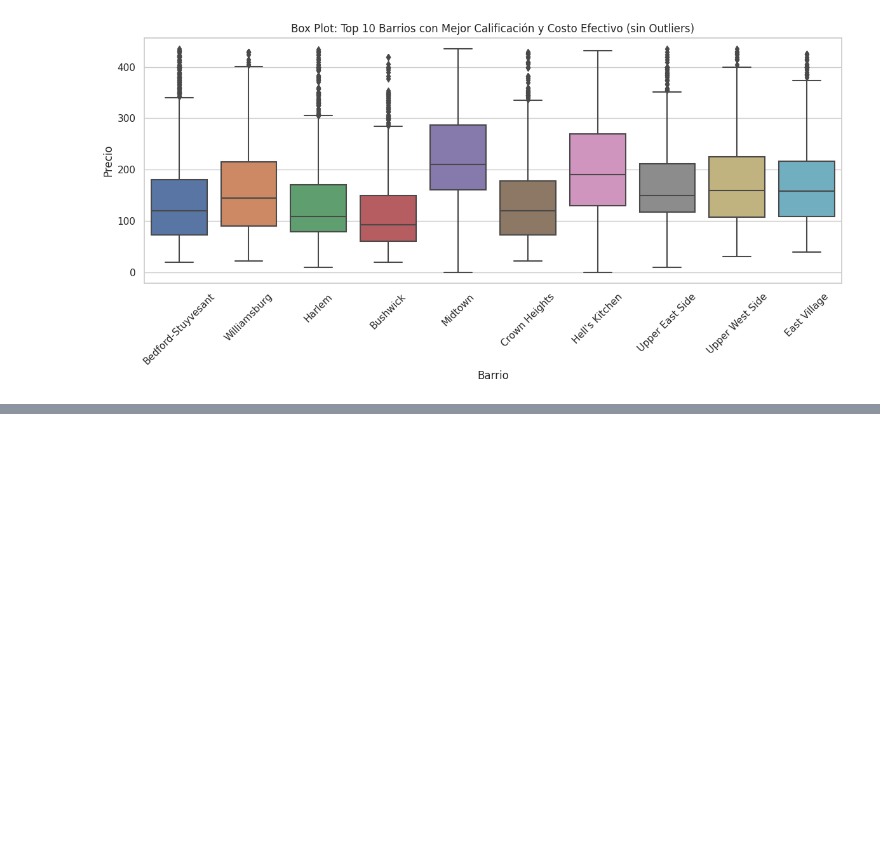
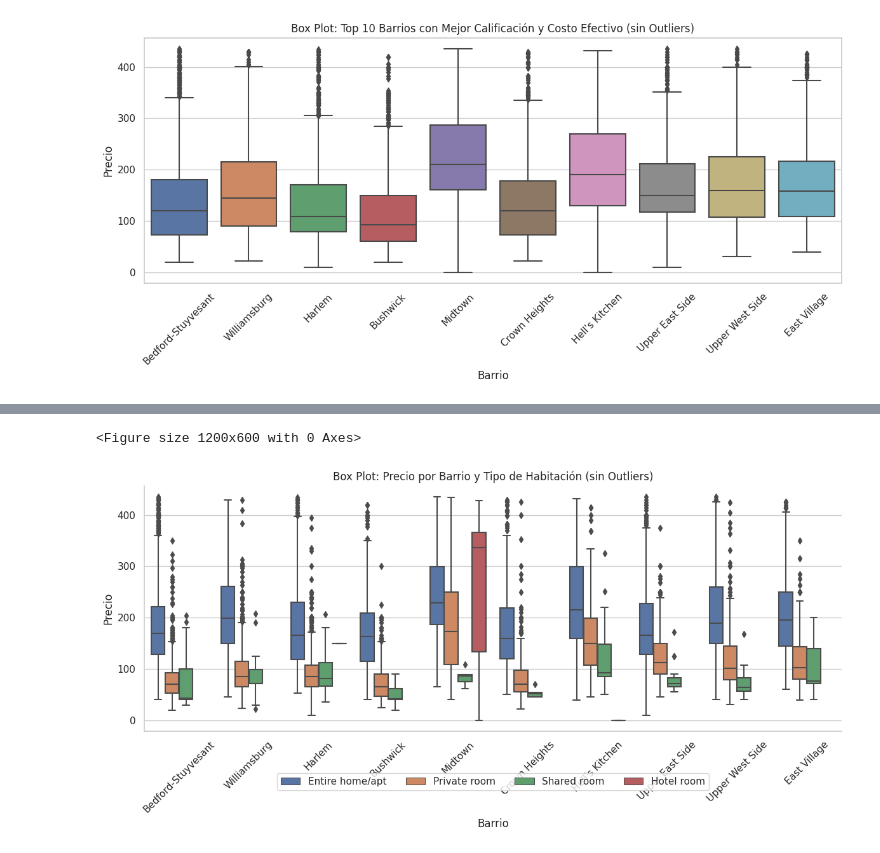
Before and after one commit to ingoscargiraldor/CDA, a Jupyter notebook: airbnb/eda.ipynb, the cells around one changed output, grey strips where cells are left out. Drawn from its saved outputs; the diff is of its cells as text; code cells hidden in the pictures; blank space fills up the shorter version.

```diff
--- a/airbnb/eda.ipynb
+++ b/airbnb/eda.ipynb
@@ -655,0 +696,55 @@ plt.show()
+# %%
+import seaborn as sns
+import matplotlib.pyplot as plt
+
+# Filtrar el DataFrame para incluir propiedades con calificación mayor o igual a 4
+filtered_df = listings_df[(listings_df["review_scores_value"] >= 4) & (listings_df["price_float"] <= 90000)]
+
+# Identificar los 10 barrios con mejor calificación y costo efectivos
+top_neighborhoods = filtered_df["neighbourhood_cleansed"].value_counts().head(10).index
+
+# Filtrar nuevamente para incluir solo los barrios seleccionados
+filtered_df = filtered_df[filtered_df["neighbourhood_cleansed"].isin(top_neighborhoods)]
+
+# Identificar los 10 tipos de habitaciones más comunes con mejor calificación y costo efectivos
+top_room_types = filtered_df["room_type"].value_counts().head(10).index
+
+# Filtrar nuevamente para incluir solo los tipos de habitaciones seleccionados
+filtered_df = filtered_df[filtered_df["room_type"].isin(top_room_types)]
+
+# Definir función para eliminar outliers
+def remove_outliers(data, col):
+    Q1 = data[col].quantile(0.25)
+    Q3 = data[col].quantile(0.75)
+    IQR = Q3 - Q1
+    lower_bound = Q1 - 1.5 * IQR
+    upper_bound = Q3 + 1.5 * IQR
+    return data[(data[col] >= lower_bound) & (data[col] <= upper_bound)]
+
+# Aplicar función para eliminar outliers en "price_float"
+filtered_df = remove_outliers(filtered_df, "price_float")
+
+# Configuración del estilo de Seaborn
+sns.set(style="whitegrid")
+
+# Crear el gráfico de caja con dos variables categóricas
+plt.figure(figsize=(12, 6))
+g = sns.catplot(
+    x="neighbourhood_cleansed", y="price_float", hue="room_type",
+    data=filtered_df, kind="box", height=6, aspect=2, order=top_neighborhoods,
+    legend=True, legend_out=False  # Mostrar la leyenda y ajustar su posición
+)
+plt.xticks(rotation=45)
+plt.title("Box Plot: Precio por Barrio y Tipo de Habitación (sin Outliers)")
+plt.xlabel("Barrio")
+plt.ylabel("Precio")
+plt.tight_layout()
+
+# Ajustar la posición de la leyenda debajo del eje x
+g.ax.legend(loc='upper center', bbox_to_anchor=(0.5, -0.15), ncol=5)
+
+# Mostrar el gráfico
+plt.show()
+# %% [output]
+<Figure size 1200x600 with 0 Axes>
+[figure, added]
```
Also changed, not shown: parts of 7 cells of this notebook.
